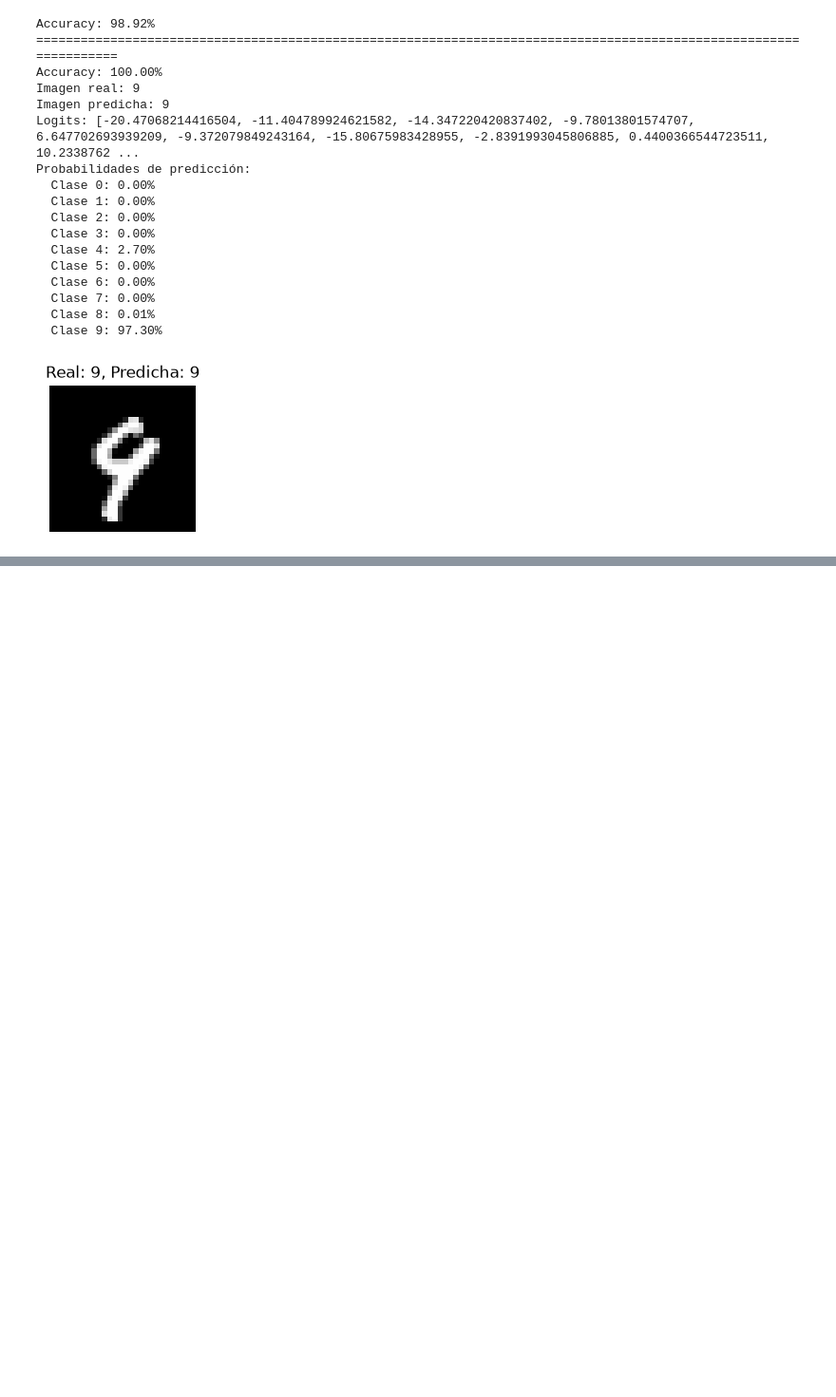
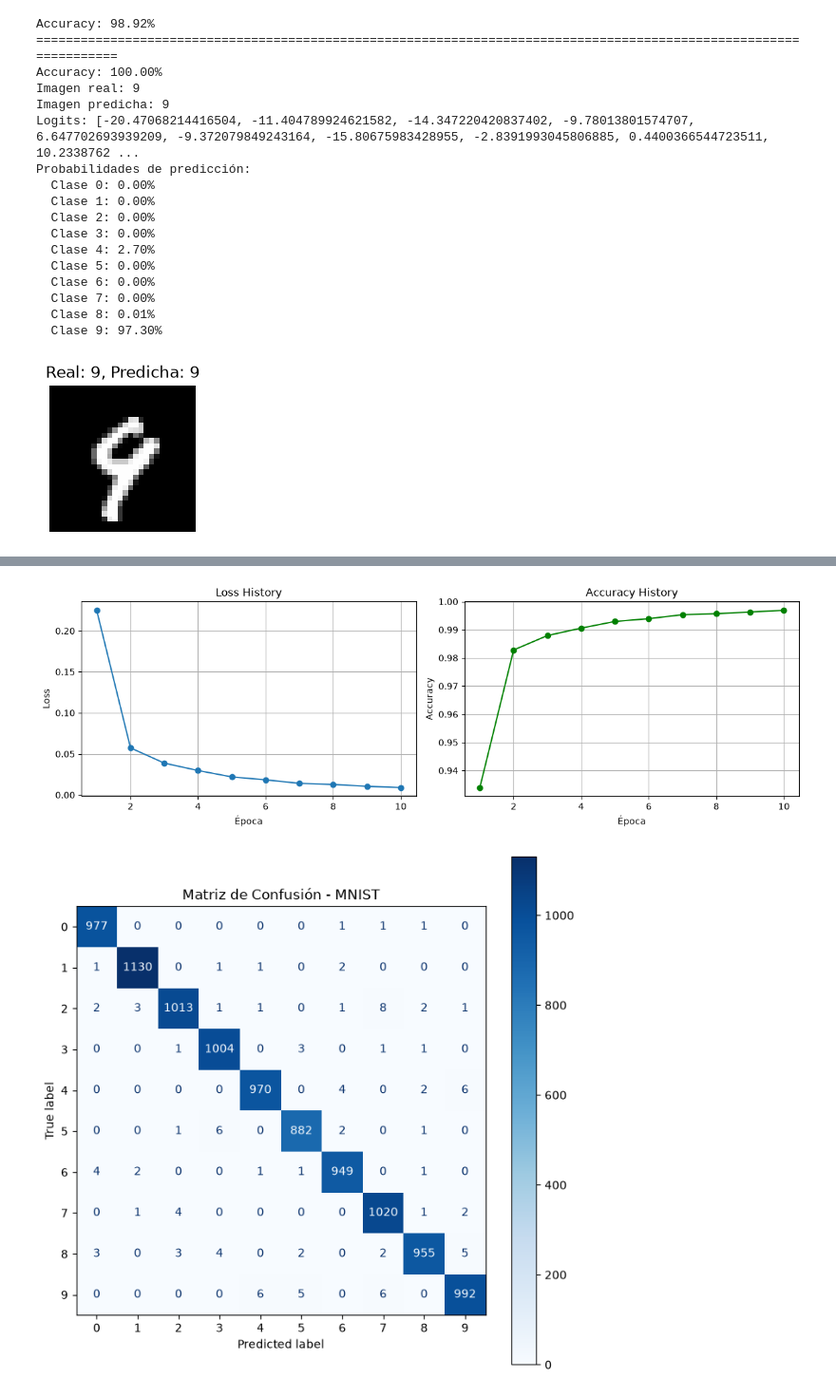
Before and after one commit to ramalv04/Neural-Networks-Learning, a Jupyter notebook: 03-MNIST-CNN/03_cnn_mnist.ipynb, the cells around one changed output, grey strips where cells are left out. Shown at 95% size. Cells and saved outputs as stored; diff of their text form; code cells hidden in the pictures; blank space fills up the shorter version.

Commit message:
add images + doc

```diff
--- a/03-MNIST-CNN/03_cnn_mnist.ipynb
+++ b/03-MNIST-CNN/03_cnn_mnist.ipynb
@@ -201,0 +218,50 @@ Probabilidades de predicción:
+# %%
+from sklearn.metrics import confusion_matrix, ConfusionMatrixDisplay
+
+# =========================
+# Gráficos de entrenamiento
+# =========================
+epochs = range(1, len(loss_hty_train) + 1)
+
+fig, ax = plt.subplots(1, 2, figsize=(12, 4))
+
+ax[0].plot(epochs, loss_hty_train, marker="o")
+ax[0].set_title("Loss History")
+ax[0].set_xlabel("Época")
+ax[0].set_ylabel("Loss")
+ax[0].grid(True)
+
+ax[1].plot(epochs, accuracy_hty_train, marker="o", color="green")
+ax[1].set_title("Accuracy History")
+ax[1].set_xlabel("Época")
+ax[1].set_ylabel("Accuracy")
+ax[1].grid(True)
+
+plt.tight_layout()
+plt.show()
+
+# =========================
+# Matriz de confusión
+# =========================
+y_true = []
+y_pred = []
+
+model.eval()
+with torch.no_grad():
+    for images, labels in dataloader_eval:
+        logits = model(images)
+        predictions = logits.argmax(dim=1)
+
+        y_true.extend(labels.cpu().numpy())
+        y_pred.extend(predictions.cpu().numpy())
+
+cm = confusion_matrix(y_true, y_pred)
+
+fig, ax = plt.subplots(figsize=(8, 8))
+disp = ConfusionMatrixDisplay(confusion_matrix=cm, display_labels=list(range(10)))
+disp.plot(ax=ax, cmap="Blues", colorbar=True)
+ax.set_title("Matriz de Confusión - MNIST")
+plt.show()
+# %% [output]
+[figure, added]
+[figure, added]
```
Also changed, not shown: parts of 6 cells of this notebook, 4 other files.
